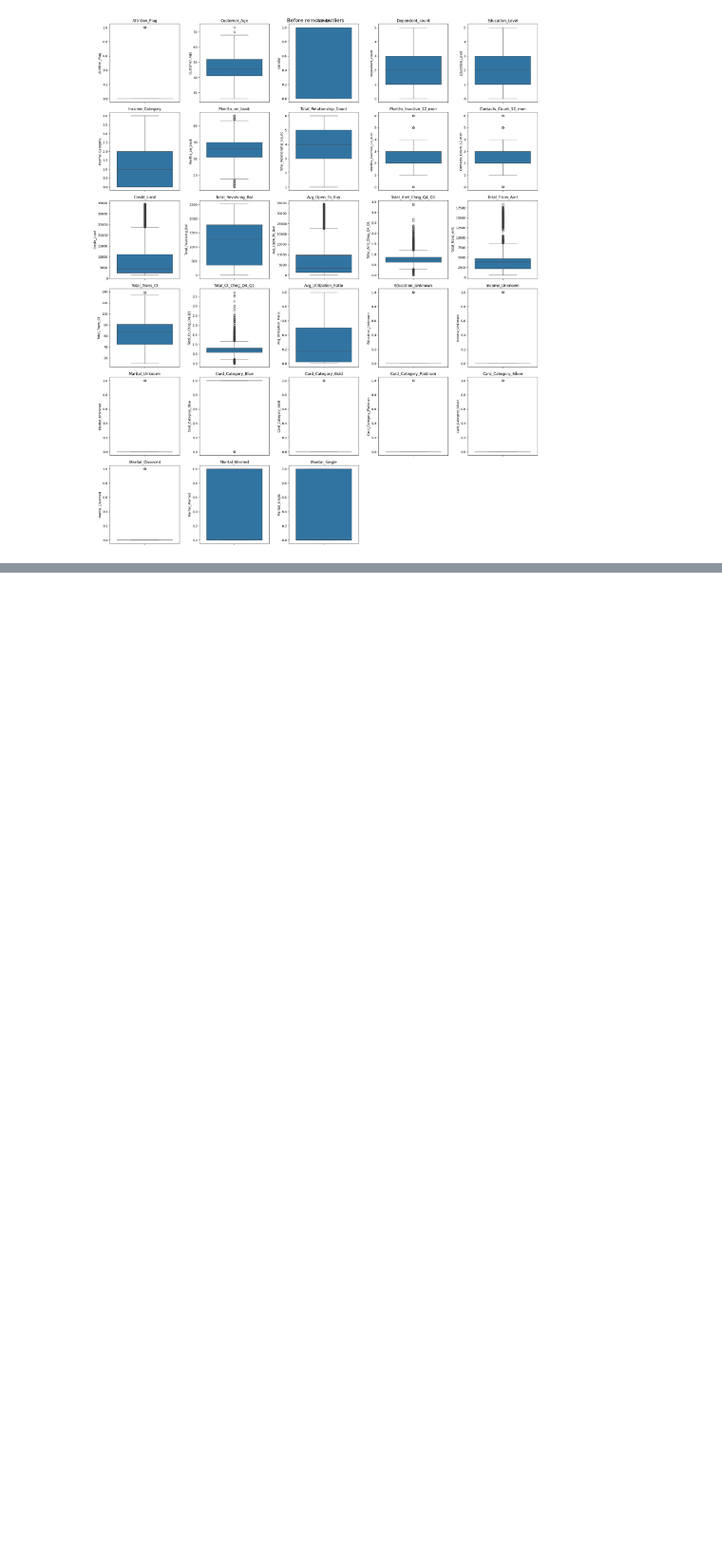
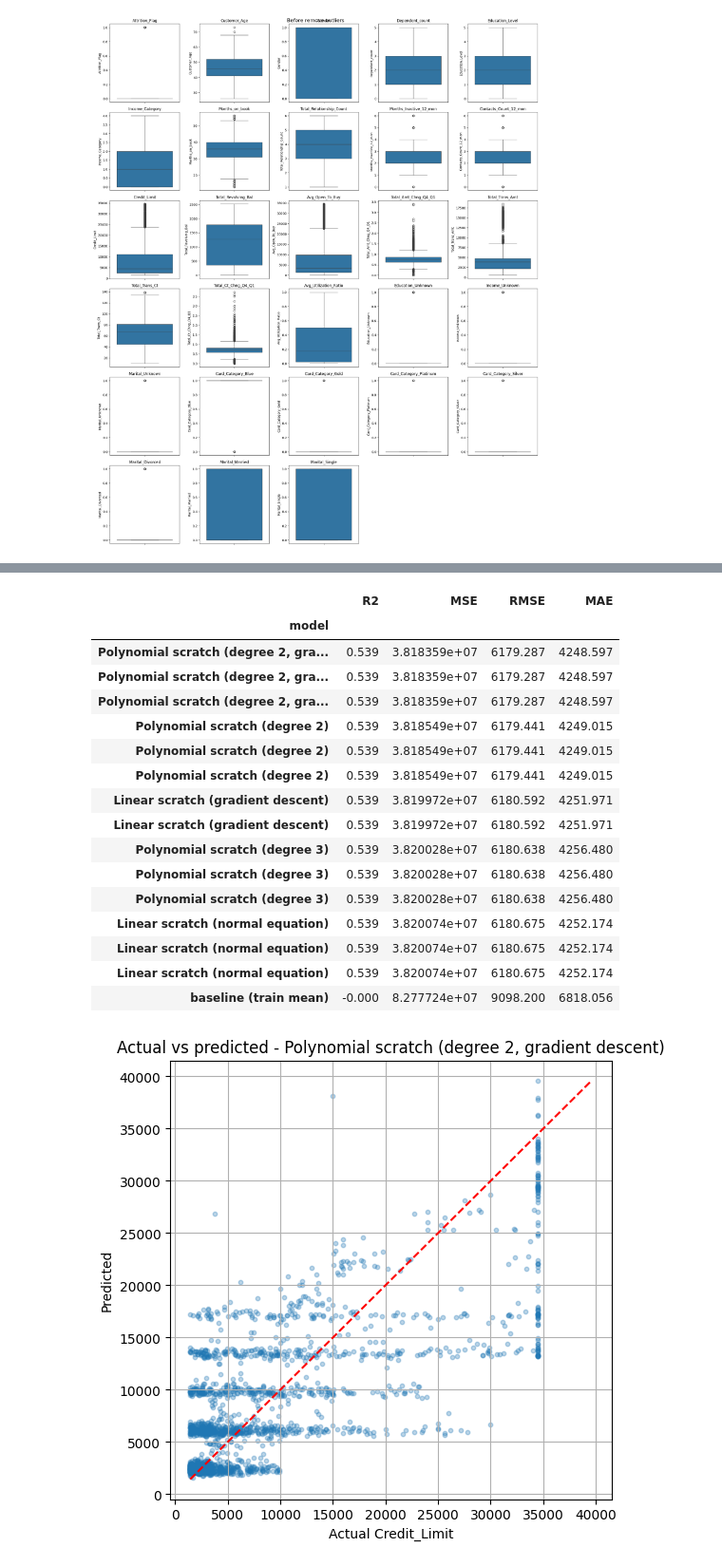
Before and after one commit to nj-nattida/Intro-to-ML, a Jupyter notebook: regression_compare.ipynb, the cells around one changed output, grey strips where cells are left out. Shown at 95% size. Cells and saved outputs as stored; diff of their text form; code cells hidden in the pictures; blank space fills up the shorter version.

```diff
--- a/regression_compare.ipynb
+++ b/regression_compare.ipynb
@@ -145,0 +240,35 @@ class PolyRegressionScratch:
+# %%
+results = pd.DataFrame(rows).set_index("model").sort_values("R2", ascending=False)
+display(results.round(3))
+
+best_name = results.drop(index=[i for i in results.index if "baseline" in i or "sklearn" in i]).index[0]
+best_pred = {"Linear scratch (normal equation)": lin.predict(X_test),
+             "Linear scratch (gradient descent)": gd.predict(X_test),
+             "Polynomial scratch (degree 2)": PolyRegressionScratch(2, poly_idx).fit(X_train, y_train).predict(X_test),
+             "Polynomial scratch (degree 3)": PolyRegressionScratch(3, poly_idx).fit(X_train, y_train).predict(X_test),
+             "Polynomial scratch (degree 2, gradient descent)": poly_gd.predict(X_test)}[best_name]
+
+fig, ax = plt.subplots(figsize=(6, 6))
+ax.scatter(y_test, best_pred, alpha=0.3, s=10)
+lim = [min(y_test.min(), best_pred.min()), max(y_test.max(), best_pred.max())]
+ax.plot(lim, lim, "r--"); ax.set_xlabel("Actual Credit_Limit"); ax.set_ylabel("Predicted")
+ax.set_title(f"Actual vs predicted - {best_name}"); ax.grid(True); plt.show()
+# %% [output]
+|  | R2 | MSE | RMSE | MAE |
+| model |  |  |  |  |
+| Polynomial scratch (degree 2, gra... | 0.539 | 3.818359e+07 | 6179.287 | 4248.597 |
+| Polynomial scratch (degree 2, gra... | 0.539 | 3.818359e+07 | 6179.287 | 4248.597 |
+| Polynomial scratch (degree 2, gra... | 0.539 | 3.818359e+07 | 6179.287 | 4248.597 |
+| Polynomial scratch (degree 2) | 0.539 | 3.818549e+07 | 6179.441 | 4249.015 |
+| Polynomial scratch (degree 2) | 0.539 | 3.818549e+07 | 6179.441 | 4249.015 |
+| Polynomial scratch (degree 2) | 0.539 | 3.818549e+07 | 6179.441 | 4249.015 |
+| Linear scratch (gradient descent) | 0.539 | 3.819972e+07 | 6180.592 | 4251.971 |
+| Linear scratch (gradient descent) | 0.539 | 3.819972e+07 | 6180.592 | 4251.971 |
+| Polynomial scratch (degree 3) | 0.539 | 3.820028e+07 | 6180.638 | 4256.480 |
+| Polynomial scratch (degree 3) | 0.539 | 3.820028e+07 | 6180.638 | 4256.480 |
+| Polynomial scratch (degree 3) | 0.539 | 3.820028e+07 | 6180.638 | 4256.480 |
+| Linear scratch (normal equation) | 0.539 | 3.820074e+07 | 6180.675 | 4252.174 |
+| Linear scratch (normal equation) | 0.539 | 3.820074e+07 | 6180.675 | 4252.174 |
+| Linear scratch (normal equation) | 0.539 | 3.820074e+07 | 6180.675 | 4252.174 |
+| baseline (train mean) | -0.000 | 8.277724e+07 | 9098.200 | 6818.056 |
+[figure, added]
```
Also changed, not shown: parts of 8 cells of this notebook, 2 other files.
